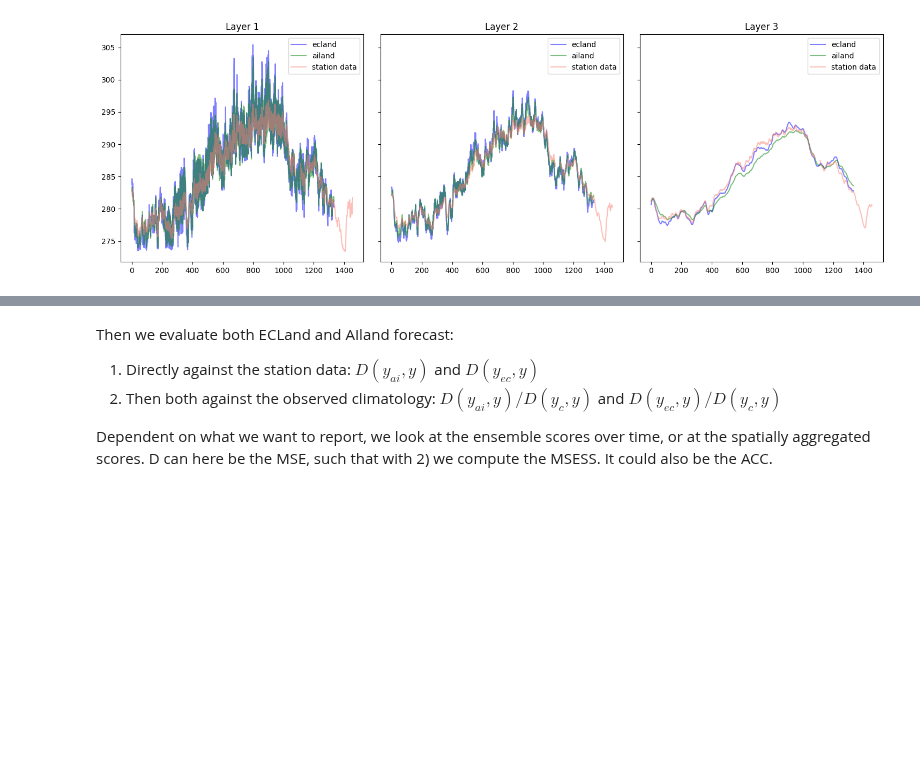
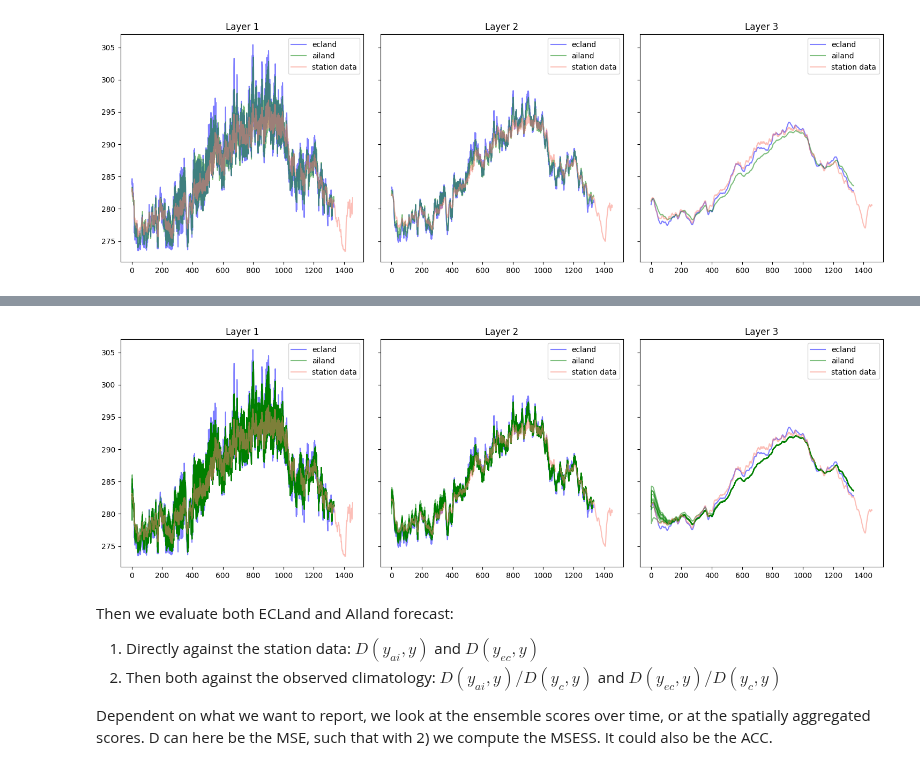
Before and after one commit to MWesselkamp/forecast-horizons, a Jupyter notebook: ecland-emulator/notebooks/evaluation_template.ipynb, the cells around one changed output, grey strips where cells are left out. Saved outputs shown, nothing was run; the diff lists cells and outputs as text; code cells hidden in the pictures; blank space fills up the shorter version.

Commit message:
forecast with perturbation

```diff
--- a/ecland-emulator/notebooks/evaluation_template.ipynb
+++ b/ecland-emulator/notebooks/evaluation_template.ipynb
@@ -178,6 +184,17 @@ plt.show()
 # %% [output]
 [figure]
 # %%
-print(torch.isnan(station_data[..., 0]).any())
-print(np.isnan(dynamic_features_prediction[..., 3]).any())
+initial_vector = y_prog[0,...]
+size = 10
+sigma = 0.1
+
+ensemble_prediction = []
+for i in range(size):
+    dynamic_features, dynamic_features_prediction = ForecastMLP.run_forecast(initial_vector, perturbation = sigma)
+    dynamic_features, dynamic_features_prediction = ForecastMLP.backtransformation()
+    ensemble_prediction.append(dynamic_features_prediction)
+
+ensemble_prediction = torch.stack(ensemble_prediction)
+print(ensemble_prediction.shape)
+print(ensemble_prediction)
 # %% [output]
@@ -186,3 +218,34 @@ tensor(0, dtype=torch.uint8)
+# %%
+fig, ax = plt.subplots(1, 3, figsize=(15, 5), sharex=True, sharey=True)
+
+ax[0].plot(y_prog_inv[:,:,3], color="blue", label="ecland", alpha = 0.5)
+for i in range(size):
+    label = "ailand" if i == 0 else None
+    ax[0].plot(ensemble_prediction[i, :,:,3], color="green", label=label, alpha = 0.5)
+ax[0].plot(station_data[:,:,0], color="salmon", label="station data", alpha = 0.5)
+ax[0].set_title("Layer 1")
+ax[0].legend()
+
+ax[1].plot(y_prog_inv[:,:,4], color="blue", label="ecland", alpha = 0.5)
+for i in range(size):
+    label = "ailand" if i == 0 else None
+    ax[1].plot(ensemble_prediction[i, :,:,4], color="green", label=label, alpha = 0.5)
+ax[1].plot(station_data[:,:,1], color="salmon", label="station data", alpha = 0.5)
+ax[1].set_title("Layer 2")
+ax[1].legend()
+
+ax[2].plot(y_prog_inv[:,:,5], color="blue", label="ecland", alpha = 0.5)
+for i in range(size):
+    label = "ailand" if i == 0 else None
+    ax[2].plot(ensemble_prediction[i, :,:,5], color="green", label=label, alpha = 0.5)
+ax[2].plot(station_data[:,:,2], color="salmon", label="station data", alpha = 0.5)
+ax[2].set_title("Layer 3")
+ax[2].legend()
+
+plt.tight_layout()
+plt.show()
+# %% [output]
+[figure, added]
 # %% [markdown]
 Then we evaluate both ECLand and AIland forecast:
 1) Directly against the station data: $D(y_{ai}, y)$ and $D(y_{ec}, y)$
```
Also changed, not shown: parts of 7 cells of this notebook, 2 other files.
